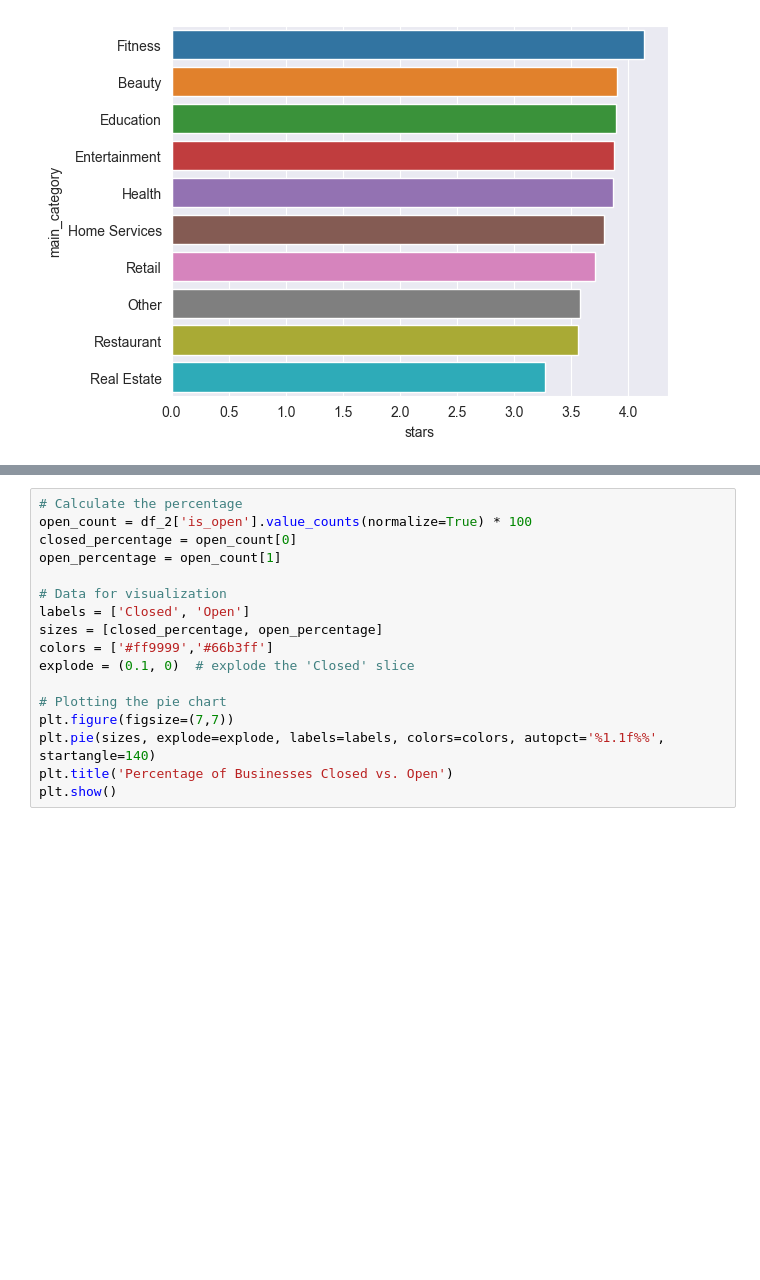
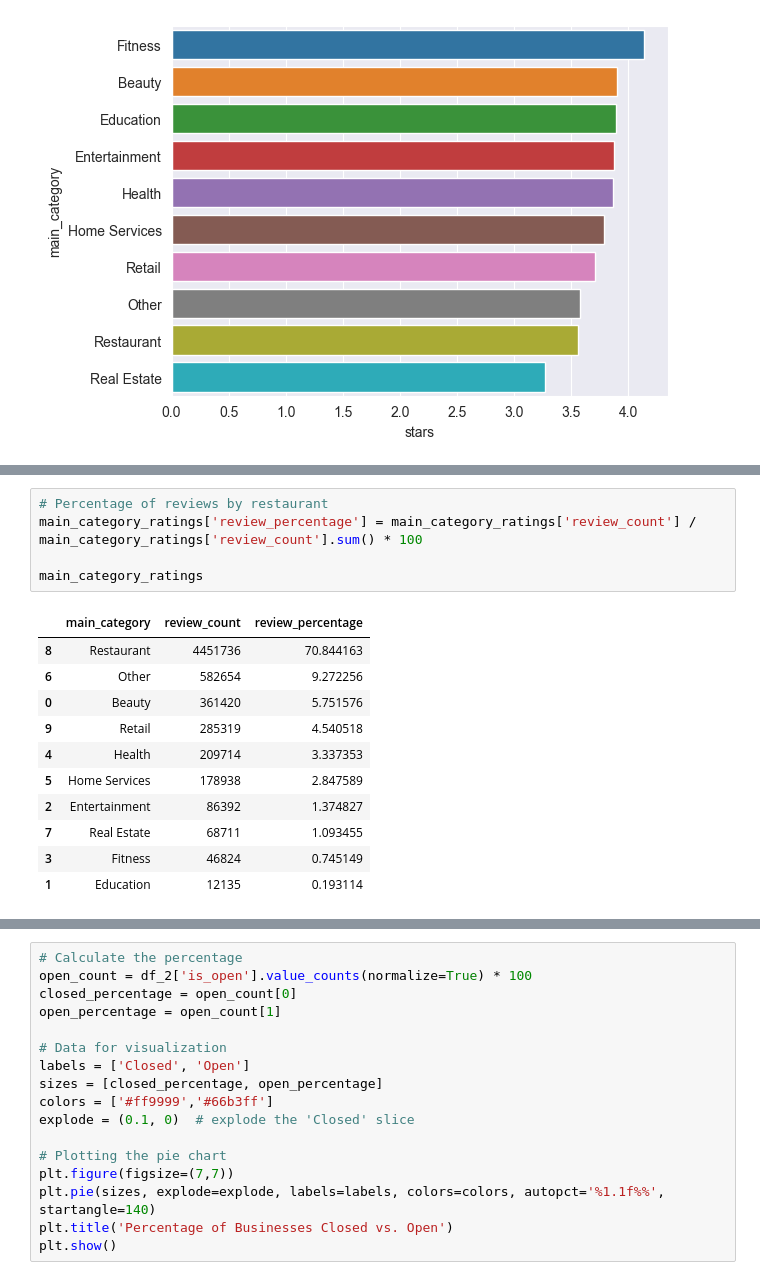
Before and after one commit to musasmike/msba_exit_yelp, a Jupyter notebook: msba_yelp.ipynb, the cells around one changed output, grey strips where cells are left out. Saved outputs shown, nothing was run; the diff lists cells and outputs as text; blank space fills up the shorter version.

```diff
--- a/msba_yelp.ipynb
+++ b/msba_yelp.ipynb
@@ -282,0 +303,17 @@ plt.show()
+# %%
+# Percentage of reviews by restaurant
+main_category_ratings['review_percentage'] = main_category_ratings['review_count'] / main_category_ratings['review_count'].sum() * 100
+
+main_category_ratings
+# %% [output]
+|  | main_category | review_count | review_percentage |
+| 8 | Restaurant | 4451736 | 70.844163 |
+| 6 | Other | 582654 | 9.272256 |
+| 0 | Beauty | 361420 | 5.751576 |
+| 9 | Retail | 285319 | 4.540518 |
+| 4 | Health | 209714 | 3.337353 |
+| 5 | Home Services | 178938 | 2.847589 |
+| 2 | Entertainment | 86392 | 1.374827 |
+| 7 | Real Estate | 68711 | 1.093455 |
+| 3 | Fitness | 46824 | 0.745149 |
+| 1 | Education | 12135 | 0.193114 |
```
Also changed, not shown: parts of 6 cells of this notebook, 1 other file.
